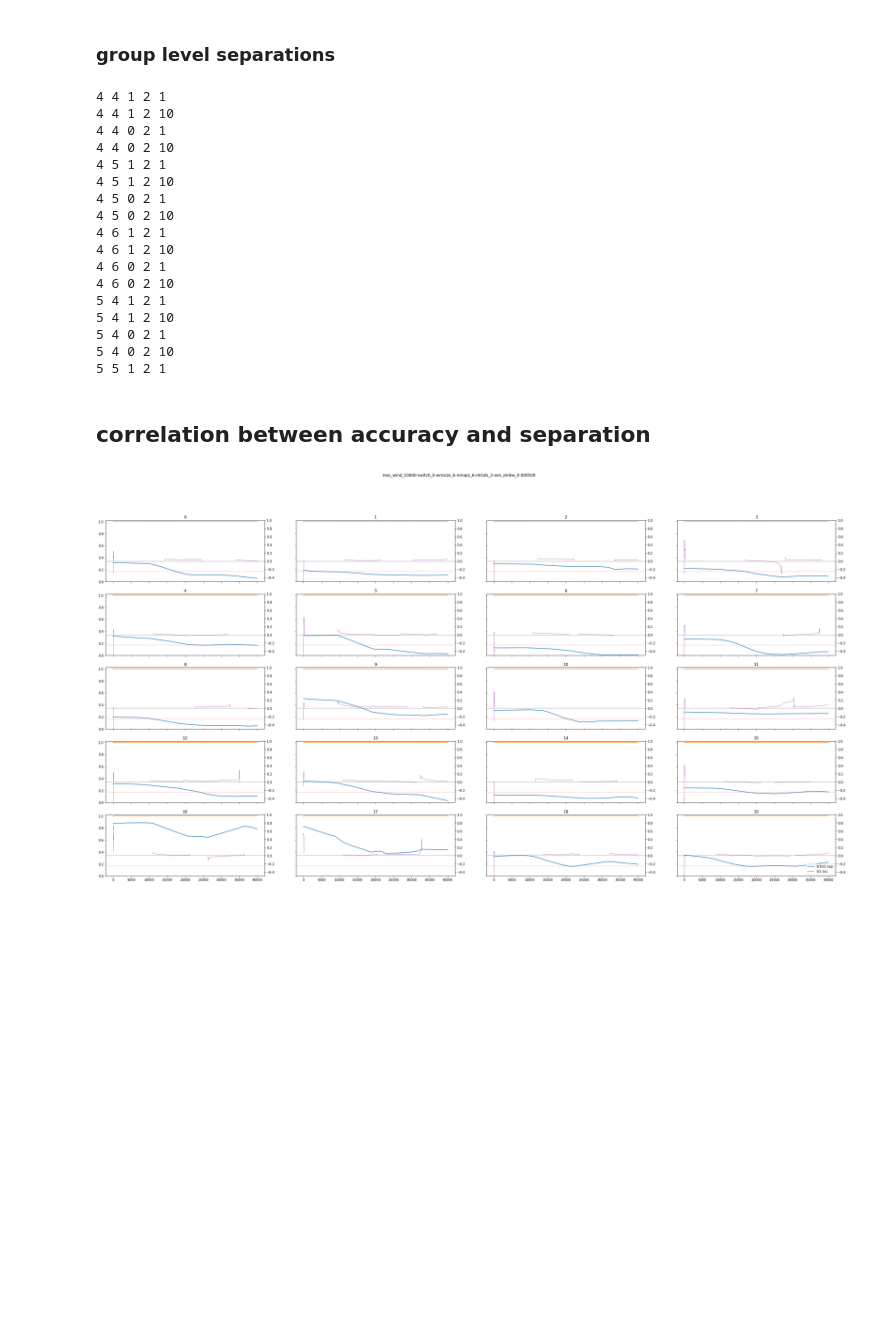
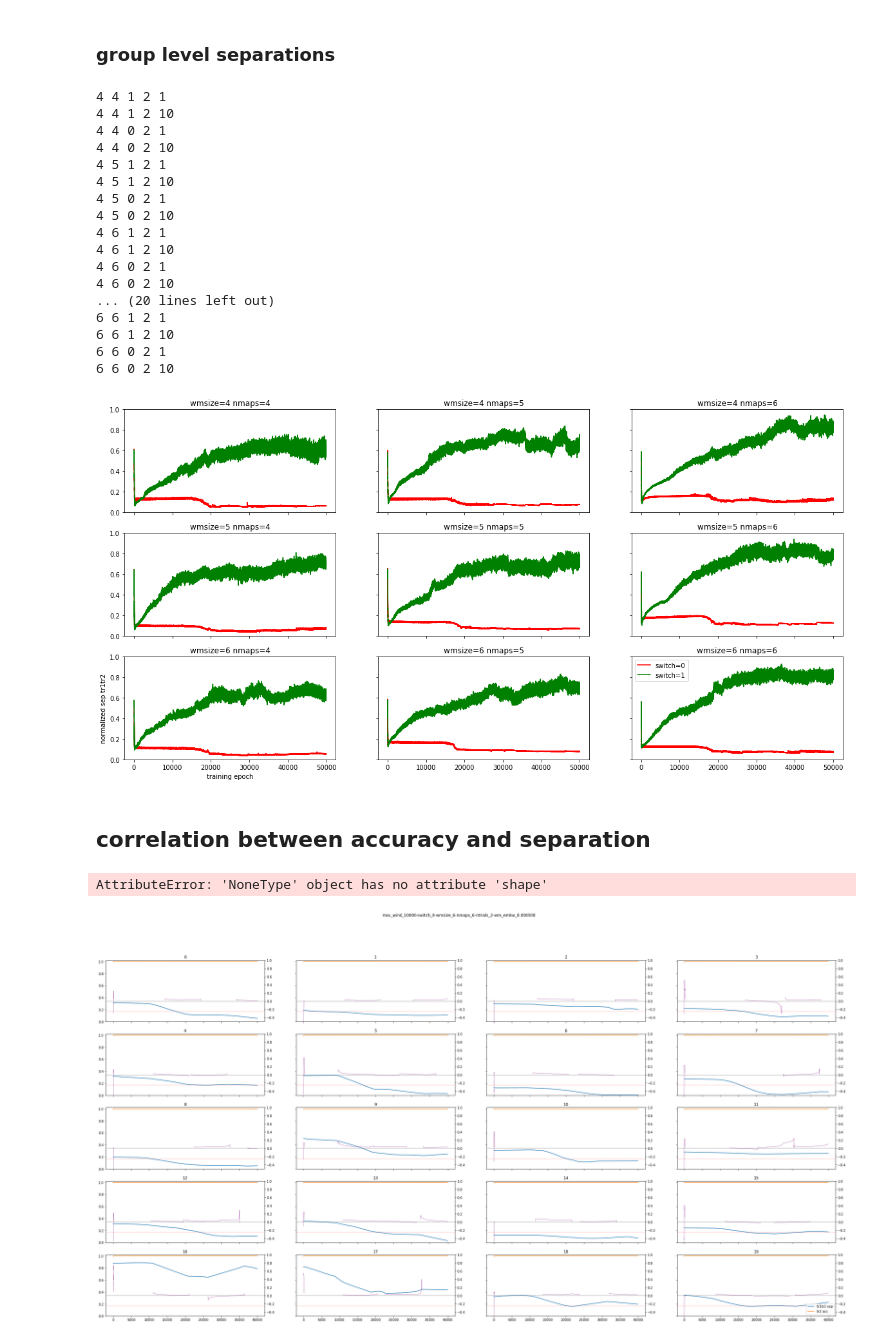
Before and after one commit to andrebeu/PM, a Jupyter notebook: amtask-barcode_split.ipynb, the cells around one changed output. Saved outputs shown, nothing was run; the diff lists cells and outputs as text; code cells hidden in the pictures; blank space fills up the shorter version.

Commit message:
trlenbug

```diff
--- a/amtask-barcode_split.ipynb
+++ b/amtask-barcode_split.ipynb
@@ -133,14 +133,14 @@ def compute_separation(states_subj):
 ### group level separations
 # %%
 ''' separation for each group: compute and save '''
-for wmsize,nmaps,switch,ntrials,trlen in itertools.product(wmsizeL,nmapsL,switchL,ntrialsL,[1,10]):
-  print(wmsize,nmaps,switch,ntrials,trlen)
-  states = load_states(wmsize,nmaps,switch,ntrials,trlen,20)
-  sep = -np.ones([*states.shape[:2]])
-  for idx in range(len(sep)):
-    sep[idx] = compute_separation(states[idx])
-  fname = 'wmsize_%i-nmaps_%i-switch_%i-ntrials_%i-trlen_%i'%(wmsize,nmaps,switch,ntrials,trlen)
-  np.save('model_data/amtask_barcode_split_analysis/'+'sep_'+fname,sep)
+# for wmsize,nmaps,switch,ntrials,trlen in itertools.product(wmsizeL,nmapsL,switchL,ntrialsL,[1,10]):
+#   print(wmsize,nmaps,switch,ntrials,trlen)
+#   states = load_states(wmsize,nmaps,switch,ntrials,trlen,20)
+#   sep = -np.ones([*states.shape[:2]])
+#   for idx in range(len(sep)):
+#     sep[idx] = compute_separation(states[idx])
+#   fname = 'wmsize_%i-nmaps_%i-switch_%i-ntrials_%i-trlen_%i'%(wmsize,nmaps,switch,ntrials,trlen)
+#   np.save('model_data/amtask_barcode_split_analysis/'+'sep_'+fname,sep)
 # %% [output]
 4 4 1 2 1
 4 4 1 2 10
@@ -154,29 +154,31 @@ for wmsize,nmaps,switch,ntrials,trlen in itertools.product(wmsizeL,nmapsL,switch
 4 6 1 2 10
 4 6 0 2 1
 4 6 0 2 10
-5 4 1 2 1
-5 4 1 2 10
-5 4 0 2 1
-5 4 0 2 10
-5 5 1 2 1
+... (20 lines left out)
+6 6 1 2 1
+6 6 1 2 10
+6 6 0 2 1
+6 6 0 2 10
 # %%
-trlen = 1
+trlen = 10
 fig,axarr = plt.subplots(3,3,figsize=(20,10),sharex=True,sharey=True);
 
 for wmsize,nmaps in itertools.product(wmsizeL,nmapsL):
   ax = axarr[wmsize-4,nmaps-4]
   ax.set_ylim(0,1)
   ax.set_title('wmsize=%i nmaps=%i'%(wmsize,nmaps))
   for switch in [0,1]:
     outdir = 'model_data/amtask_barcode_split_analysis/'
     fname = 'wmsize_%i-nmaps_%i-switch_%i-ntrials_%i-trlen_%i'%(wmsize,nmaps,switch,ntrials,trlen)
     sep = np.load('model_data/amtask_barcode_split_analysis/'+'sep_'+fname+'.npy')
     ax.plot(sep.mean(0),label='switch=%i'%switch,c=['r','g'][switch])
 ax.legend()
 axarr[2,0].set_xlabel('training epoch')
 axarr[2,0].set_ylabel('normalized sep tr1tr2')
 
 plt.savefig('figures/amtask-barcode_split/sep_switch01-trlen_%i'%trlen)
+# %% [output]
+[figure, added]
 # %% [markdown]
 ## correlation between accuracy and separation
 # %%
@@ -191,22 +193,24 @@ def mov_cor(trac_subj,sep_subj,wind=100):
   return rho_subj
 
 ''' precompute and save moving window correlations '''
-# nnets = 20
-# neps = 50000
-# for mawind in [500,10000]:
-#   for wmsize,nmaps,switch,ntrials in itertools.product(wmsizeL,nmapsL,switchL,ntrialsL):
-#     rho = np.ones([nnets,neps-mawind])
-#     for seed in range(nnets):
-#       states_subj = load_states_subj(wmsize,nmaps,switch,ntrials,seed)
-#       trsc_subj = load_trsc_subj(wmsize,nmaps,switch,ntrials,seed)
-#       sep_subj = compute_separation(states_subj)
-#       sep_subj /= sep_subj.max()
-#       trac_subj = trsc_subj[:,1,nmaps:].mean((-1))
-#       rho_subj = mov_cor(trac_subj,sep_subj,wind=mawind)
-#       rho[seed] = rho_subj
-#     fname = 'wmsize_%i-nmaps_%i-switch_%i-ntrials_%i'%(wmsize,nmaps,switch,ntrials)
-#     fname = 'wmsize_%i-nmaps_%i-switch_%i-ntrials_%i-trlen_10'%(wmsize,nmaps,switch,ntrials)
-#     np.save('model_data/amtask_barcode_split_analysis/'+'mov_corr_%i-'%(mawind)+fname,rho)
+mawind = 500
+nnets = 20
+neps = 50000
+for trlen in [1,10]:
+  for wmsize,nmaps,switch,ntrials in itertools.product(wmsizeL,nmapsL,switchL,ntrialsL):
+    rho = np.ones([nnets,neps-mawind])
+    for seed in range(nnets):
+      states_subj = load_states_subj(wmsize,nmaps,switch,ntrials,seed)
+      trsc_subj = load_trsc_subj(wmsize,nmaps,switch,ntrials,seed)
+      sep_subj = compute_separation(states_subj)
+      sep_subj /= sep_subj.max()
+      trac_subj = trsc_subj[:,1,nmaps:].mean((-1))
+      rho_subj = mov_cor(trac_subj,sep_subj,wind=mawind)
+      rho[seed] = rho_subj
+    fname = 'wmsize_%i-nmaps_%i-switch_%i-ntrials_%i-trlen_%i'%(wmsize,nmaps,switch,ntrials,trlen)
+    np.save('model_data/amtask_barcode_split_analysis/'+'mov_corr_%i-'%(mawind)+fname,rho)
+# %% [output]
+AttributeError: 'NoneType' object has no attribute 'shape'
 # %%
 ''' edit this to load precomputed mov corr data'''
 # plt params
```
Also changed, not shown: parts of 4 cells of this notebook, 5 other files.
